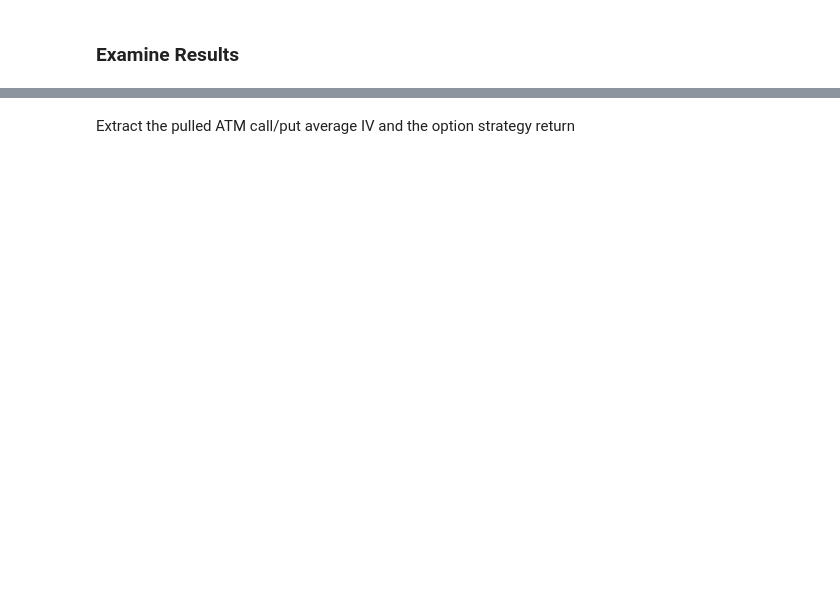
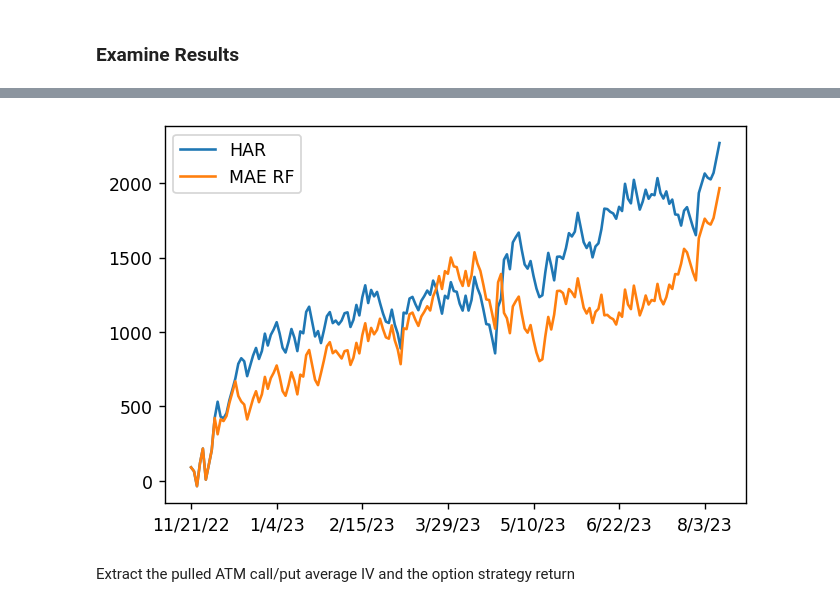
Before and after one commit to bwolfe0/VolForecasting_RandomForests, a Jupyter notebook: Minimal_Feature_Model_Comparison.ipynb, the cells around one changed output, grey strips where cells are left out. Saved outputs shown, nothing was run; the diff lists cells and outputs as text; code cells hidden in the pictures; blank space fills up the shorter version.

```diff
--- a/Minimal_Feature_Model_Comparison.ipynb
+++ b/Minimal_Feature_Model_Comparison.ipynb
@@ -96,3 +96,12 @@ plt.show()
+# %%
+plt.figure(figsize=(6,4),dpi=125)
+plt.plot(dates,return_HAR_time,label='HAR')
+plt.plot(dates,return_RF_MAE_time,label='MAE RF')
+plt.xticks(dates[::29])
+plt.legend()
+plt.show()
+# %% [output]
+[figure, added]
 # %% [markdown]
 Extract the pulled ATM call/put average IV and the option strategy return
 # %%
```
Also changed, not shown: parts of 2 cells of this notebook, 1 other file.
